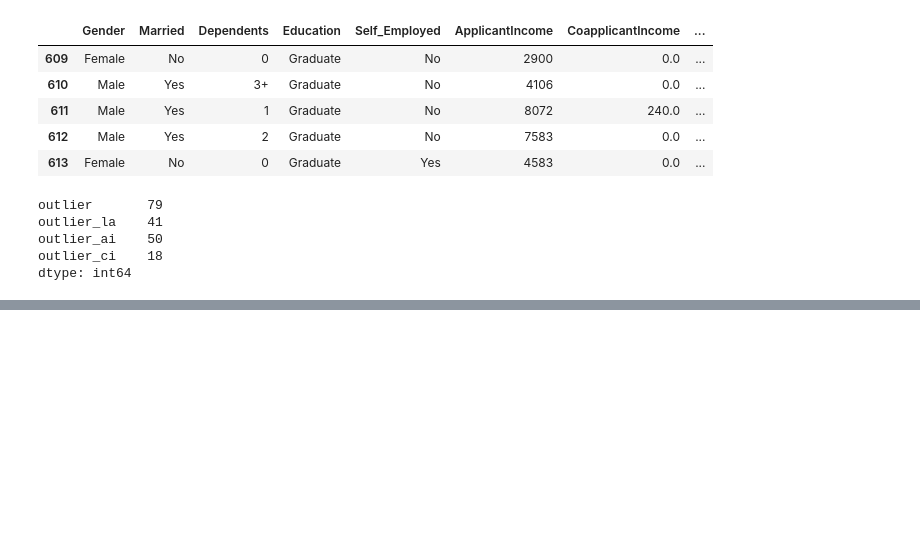
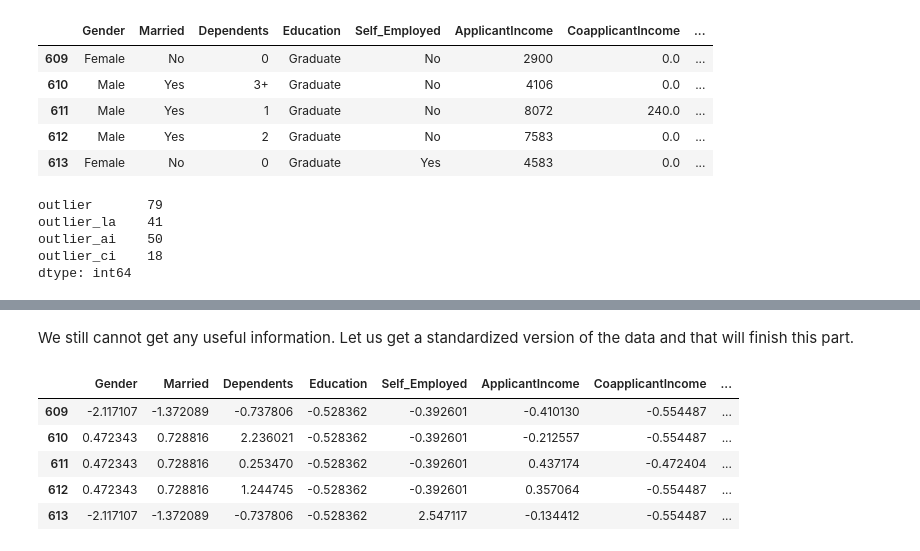
Before and after one commit to mateusmelo821/loan-prediction, a Jupyter notebook: index.ipynb, the cells around one changed output, grey strips where cells are left out. Saved outputs shown, nothing was run; the diff lists cells and outputs as text; code cells hidden in the pictures; blank space fills up the shorter version.

```diff
--- a/index.ipynb
+++ b/index.ipynb
@@ -443,0 +481,20 @@ We have 79 outliers in our data, which represents more than 10% of the total num
+# %% [markdown]
+We still cannot get any useful information. Let us get a standardized version of the data and that will finish this part.
+# %%
+object_cols = df_train.select_dtypes('object').columns
+df_train_stand = df_train.copy()
+for col in object_cols:
+    df_train_stand[col] = df_train_stand[col].astype('category')
+cat_columns = df_train_stand.select_dtypes(['category']).columns
+df_train_stand[cat_columns] = df_train_stand[cat_columns].apply(lambda x: x.cat.codes)
+scaler = preprocessing.StandardScaler()
+scaler.fit(df_train_stand)
+df_train_stand = pd.DataFrame(columns=df_train.columns, data=scaler.transform(df_train_stand))
+df_train_stand.tail()
+# %% [output]
+|  | Gender | Married | Dependents | Education | Self_Employed | ApplicantIncome | CoapplicantIncome | ... |
+| 609 | -2.117107 | -1.372089 | -0.737806 | -0.528362 | -0.392601 | -0.410130 | -0.554487 | ... |
+| 610 | 0.472343 | 0.728816 | 2.236021 | -0.528362 | -0.392601 | -0.212557 | -0.554487 | ... |
+| 611 | 0.472343 | 0.728816 | 0.253470 | -0.528362 | -0.392601 | 0.437174 | -0.472404 | ... |
+| 612 | 0.472343 | 0.728816 | 1.244745 | -0.528362 | -0.392601 | 0.357064 | -0.554487 | ... |
+| 613 | -2.117107 | -1.372089 | -0.737806 | -0.528362 | 2.547117 | -0.134412 | -0.554487 | ... |
```
Also changed, not shown: parts of 32 cells of this notebook.
